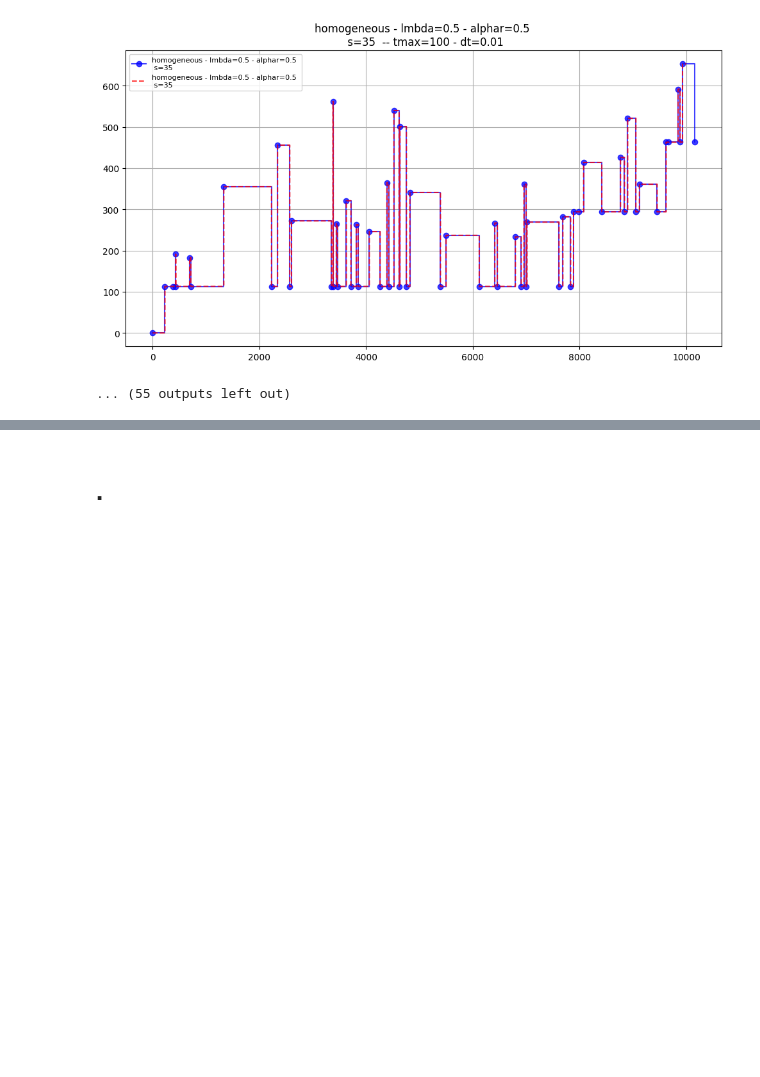
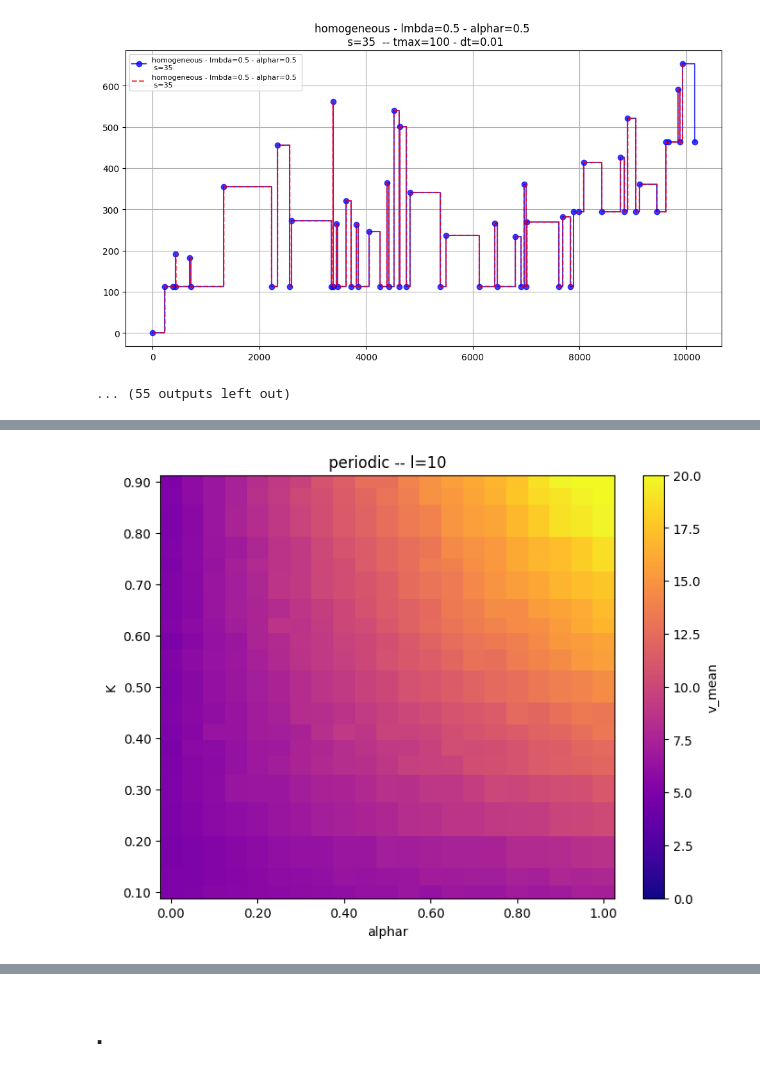
Before and after one commit to npelletbossot/nucleo, a Jupyter notebook: nucleo/working_on/new_formalism.ipynb, the cells around one changed output, grey strips where cells are left out. Drawn from its saved outputs; the diff is of its cells as text; code cells hidden in the pictures; blank space fills up the shorter version.

```diff
--- a/nucleo/working_on/new_formalism.ipynb
+++ b/nucleo/working_on/new_formalism.ipynb
@@ -252,45 +267,62 @@ plt.show()
 # %%
-# # Loop
-# n_rows = df_all.height
-# cmap = plt.cm.plasma
-# colors = [cmap(i / max(n_rows - 1, 1)) for i in range(n_rows)]
+# Heatmaps
+import matplotlib.pyplot as plt
+import numpy as np
+import matplotlib.ticker as mticker
 
 
-# # Fig
-# plt.figure(figsize=(12,6))
-# plt.title(f"tmax={tmax} - dt={dt} \nmu={mu} - theta={theta}")
+# Choice
+landscape = "periodic"
+l = 10
+vmin, vmax = 0, 20
 
-# for color, row in zip(colors, df_all.iter_rows(named=True)):
 
-#     results     = row["results"]
-#     t_matrix    = row["t_matrix"]
-#     x_matrix    = row["x_matrix"]
-#     landscape   = row["landscape"]
-#     lmbda       = row["lmbda"]
-#     alphar      = row["alphar"]
-#     s           = row["s"]
-#     l           = row["l"]
-#     results_mean = row["results_mean"]
+# Data
+df_heat = df_all.filter(
+    (pl.col("landscape") == landscape) & (pl.col("l") == l)
+).sort(["alphar", "K"])
+# To 2D
+df_pd = df_heat.to_pandas()
+X_unique = np.sort(df_heat["alphar"].unique())
+Y_unique = np.sort(df_heat["K"].unique())
+X_grid, Y_grid = np.meshgrid(X_unique, Y_unique)
+Z2D = df_pd.pivot_table(values="v_mean", index="K", columns="alphar", aggfunc="mean").values
 
-#     title       = f"{landscape} - s={s} - l={l} \nlmbda={lmbda} - alphar={alphar}"
 
-#     to_plot     = results[1]
-#     t_matrix    = np.array(t_matrix, dtype=float)
-#     x_matrix    = np.array(x_matrix, dtype=float)
+# Figure
+plt.figure(figsize=(8,6))
+plt.title(f"{landscape} -- l={l}")
+plt.pcolormesh(X_grid, Y_grid, Z2D, cmap="plasma", vmin=vmin, vmax=vmax, shading='auto')
+plt.xlabel("alphar")
+plt.ylabel("K")
+plt.colorbar(label="v_mean")
+plt.gca().xaxis.set_major_formatter(mticker.FormatStrFormatter('%.2f'))
+plt.gca().yaxis.set_major_formatter(mticker.FormatStrFormatter('%.2f'))
+plt.show()
 
-#     v_mean          = row["v_mean"]
-#     v_med           = row["v_med"]
-#     v_mean_th       = row["v_mean_th"]
-#     v_mean_th_eff   = row["v_mean_th_eff"]
 
-#     print(f"v_mean : {v_mean:.2f}")
-#     # print(f"v_med : {v_med:.2f}")
-#     print(f"v_mean_th : {v_mean_th:.2f}")
-#     print(f"v_mean_th_eff : {v_mean_th_eff:.2f} \n\n")
+def plot_single_heatmap(df: pl.DataFrame, landscape: str, l: int):
+    # Data
+    df_heat = df.filter(
+        (pl.col("landscape") == landscape) & (pl.col("l") == l)
+    ).sort(["alphar", "K"])
+    # To 2D
+    df_pd = df_heat.to_pandas()
+    X_unique = np.sort(df_heat["alphar"].unique())
+    Y_unique = np.sort(df_heat["K"].unique())
+    X_grid, Y_grid = np.meshgrid(X_unique, Y_unique)
+    Z2D = df_pd.pivot_table(values="v_mean", index="K", columns="alphar", aggfunc="mean").values
 
-#     plt.plot(results_mean, color=color, alpha=0.75,
-#              label=title, ls="-")
 
-# plt.legend(fontsize=8)
-# plt.grid(True)
-# plt.show()
+    # Figure
+    plt.figure(figsize=(8,6))
+    plt.title(f"{landscape} -- l={l}")
+    plt.pcolormesh(X_grid, Y_grid, Z2D, cmap="plasma", vmin=vmin, vmax=vmax, shading='auto')
+    plt.xlabel("alphar")
+    plt.ylabel("K")
+    plt.colorbar(label="v_mean")
+    plt.gca().xaxis.set_major_formatter(mticker.FormatStrFormatter('%.2f'))
+    plt.gca().yaxis.set_major_formatter(mticker.FormatStrFormatter('%.2f'))
+    plt.show()
+# %% [output]
+[figure, added]
```
Also changed, not shown: parts of 5 cells of this notebook, 1 other file.
